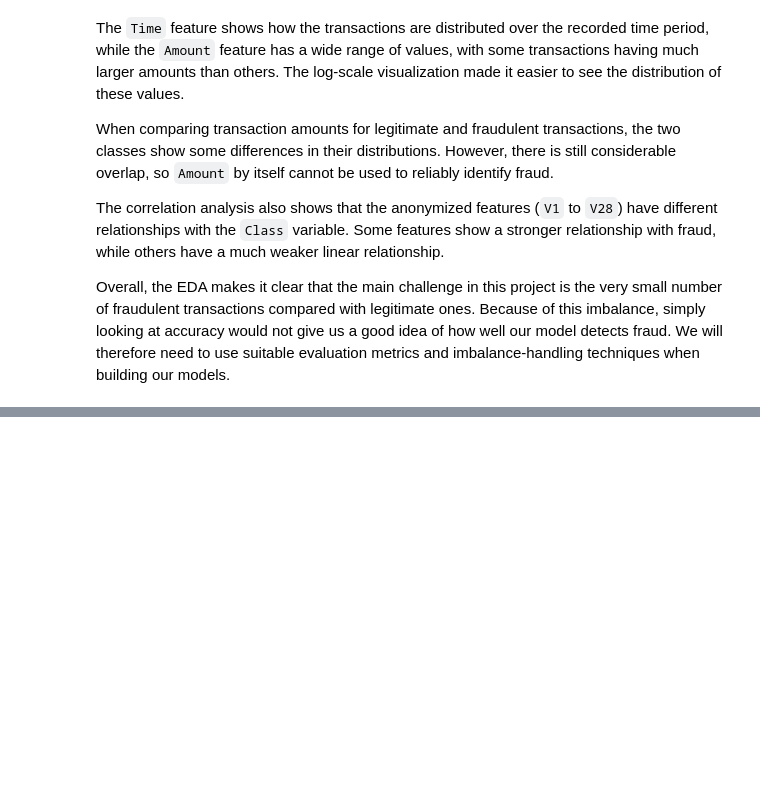
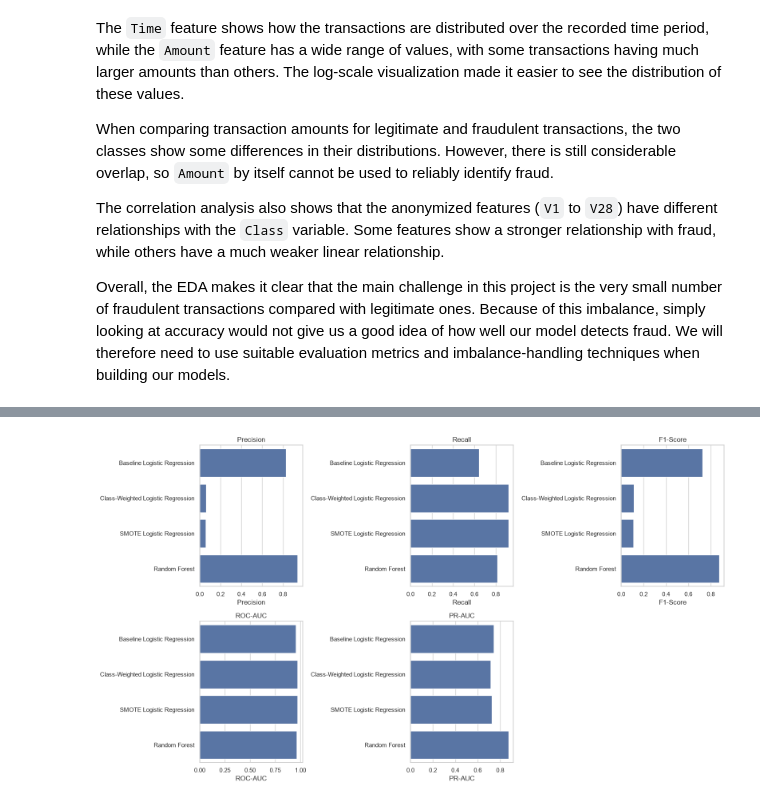
Before and after one commit to humairathameem/FraudGuard-Credit-Card-Fraud-Detection, a Jupyter notebook: Notebooks/Credit_card_fraud_detection.ipynb, the cells around one changed output, grey strips where cells are left out. Saved outputs shown, nothing was run; the diff lists cells and outputs as text; code cells hidden in the pictures; blank space fills up the shorter version.

Commit message:
Completed Model evaluation and comparison

```diff
--- a/Notebooks/Credit_card_fraud_detection.ipynb
+++ b/Notebooks/Credit_card_fraud_detection.ipynb
@@ -419,0 +1337,18 @@ Overall, the EDA makes it clear that the main challenge in this project is the v
+# %%
+# Calculate evaluation metrics
+rf_accuracy = accuracy_score(y_test, rf_y_pred)
+rf_precision = precision_score(y_test, rf_y_pred, zero_division=0)
+rf_recall = recall_score(y_test, rf_y_pred, zero_division=0)
+rf_f1 = f1_score(y_test, rf_y_pred, zero_division=0)
+rf_roc_auc = roc_auc_score(y_test, rf_y_prob)
+rf_pr_auc = average_precision_score(y_test, rf_y_prob)
+
+# Display the results
+print("Random Forest Results")
+print("-" * 40)
+print(f"Accuracy            : {rf_accuracy:.4f}")
+print(f"Precision           : {rf_precision:.4f}")
+print(f"Recall              : {rf_recall:.4f}")
+print(f"F1-Score            : {rf_f1:.4f}")
+print(f"ROC-AUC             : {rf_roc_auc:.4f}")
+print(f"Precision-Recall AUC: {rf_pr_auc:.4f}")
@@ -419,0 +1484,33 @@ Overall, the EDA makes it clear that the main challenge in this project is the v
+# %%
+# Select the metrics we want to compare
+metrics = [
+    "Precision",
+    "Recall",
+    "F1-Score",
+    "ROC-AUC",
+    "PR-AUC"
+]
+
+# Create a figure
+fig, axes = plt.subplots(2, 3, figsize=(16, 9))
+
+# Create one plot for each metric
+for ax, metric in zip(axes.flat, metrics):
+    sns.barplot(
+        data=final_model_comparison,
+        x=metric,
+        y="Model",
+        ax=ax
+    )
+
+    ax.set_title(metric)
+    ax.set_xlabel(metric)
+    ax.set_ylabel("")
+
+# Remove the unused sixth subplot
+fig.delaxes(axes.flat[5])
+
+plt.tight_layout()
+plt.show()
+# %% [output]
+[figure, added]
```
Also changed, not shown: parts of 64 cells of this notebook, 1 other file.
